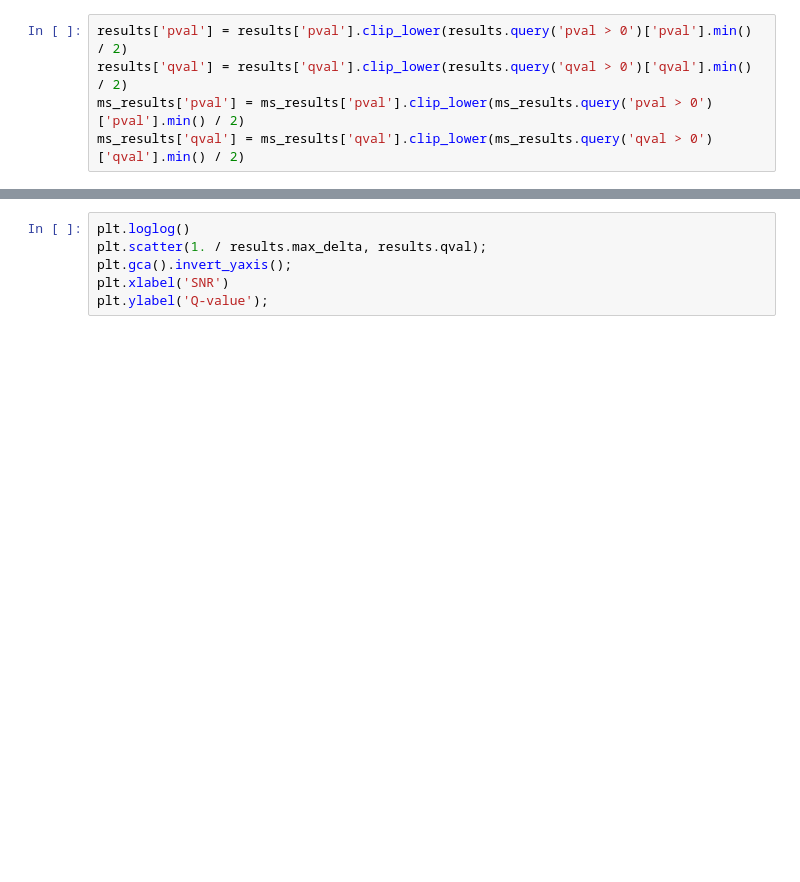
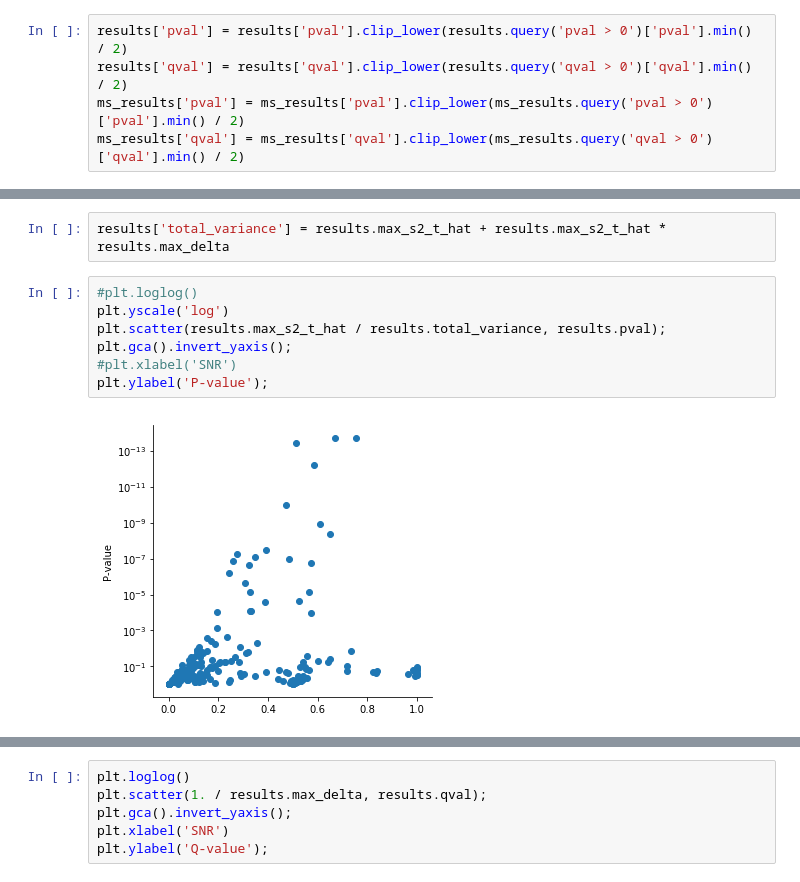
Before and after one commit to Teichlab/SpatialDE, a Jupyter notebook: Analysis/SeqFISH/SeqFISH Results.ipynb, the cells around one changed output, grey strips where cells are left out. Drawn from its saved outputs; the diff is of its cells as text; blank space fills up the shorter version.

```diff
--- a/Analysis/SeqFISH/SeqFISH Results.ipynb
+++ b/Analysis/SeqFISH/SeqFISH Results.ipynb
@@ -102,0 +120,11 @@ plt.ylabel('P-value');
+# %%
+results['total_variance'] = results.max_s2_t_hat + results.max_s2_t_hat * results.max_delta
+# %%
+#plt.loglog()
+plt.yscale('log')
+plt.scatter(results.max_s2_t_hat / results.total_variance, results.pval);
+plt.gca().invert_yaxis();
+#plt.xlabel('SNR')
+plt.ylabel('P-value');
+# %% [output]
+[figure, added]
```
Also changed, not shown: parts of 9 cells of this notebook.
